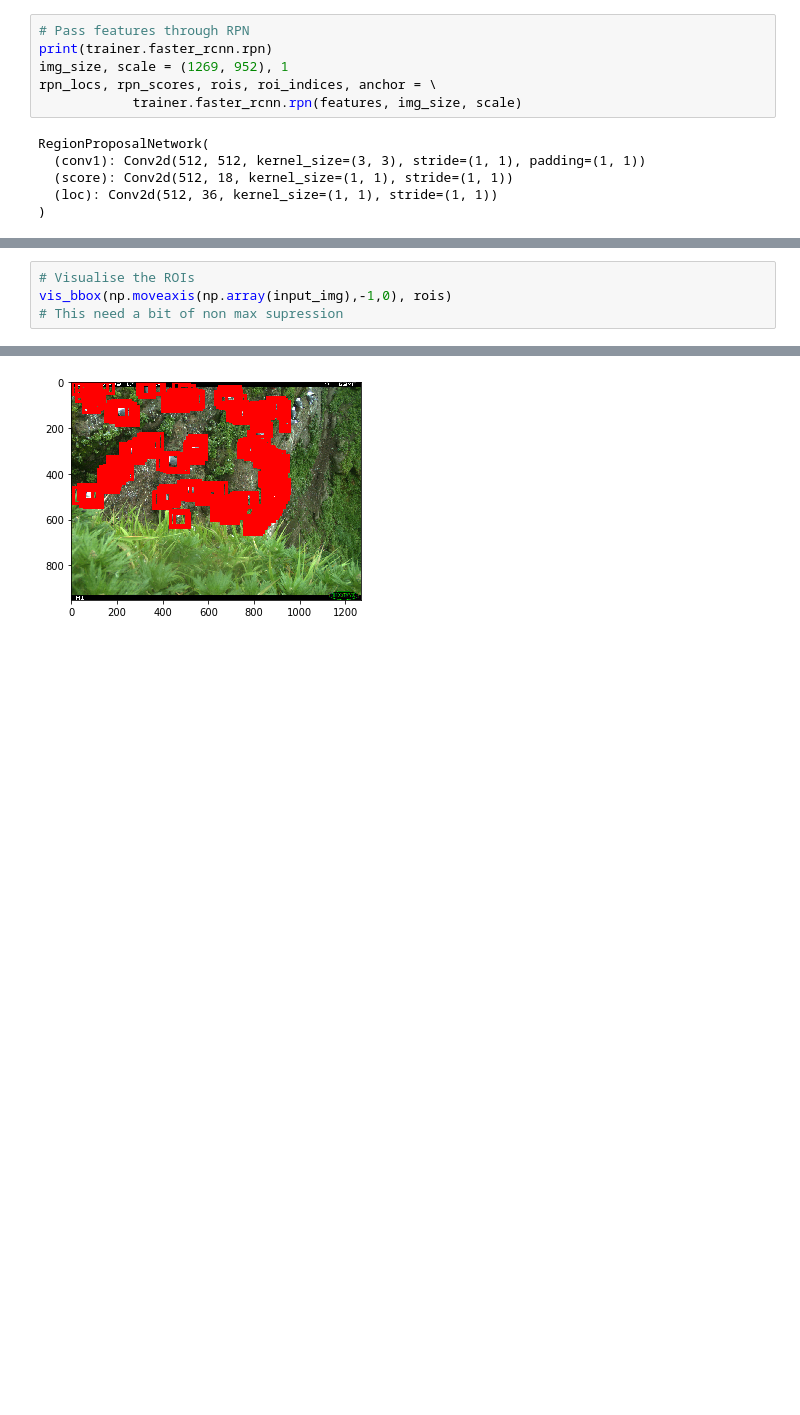
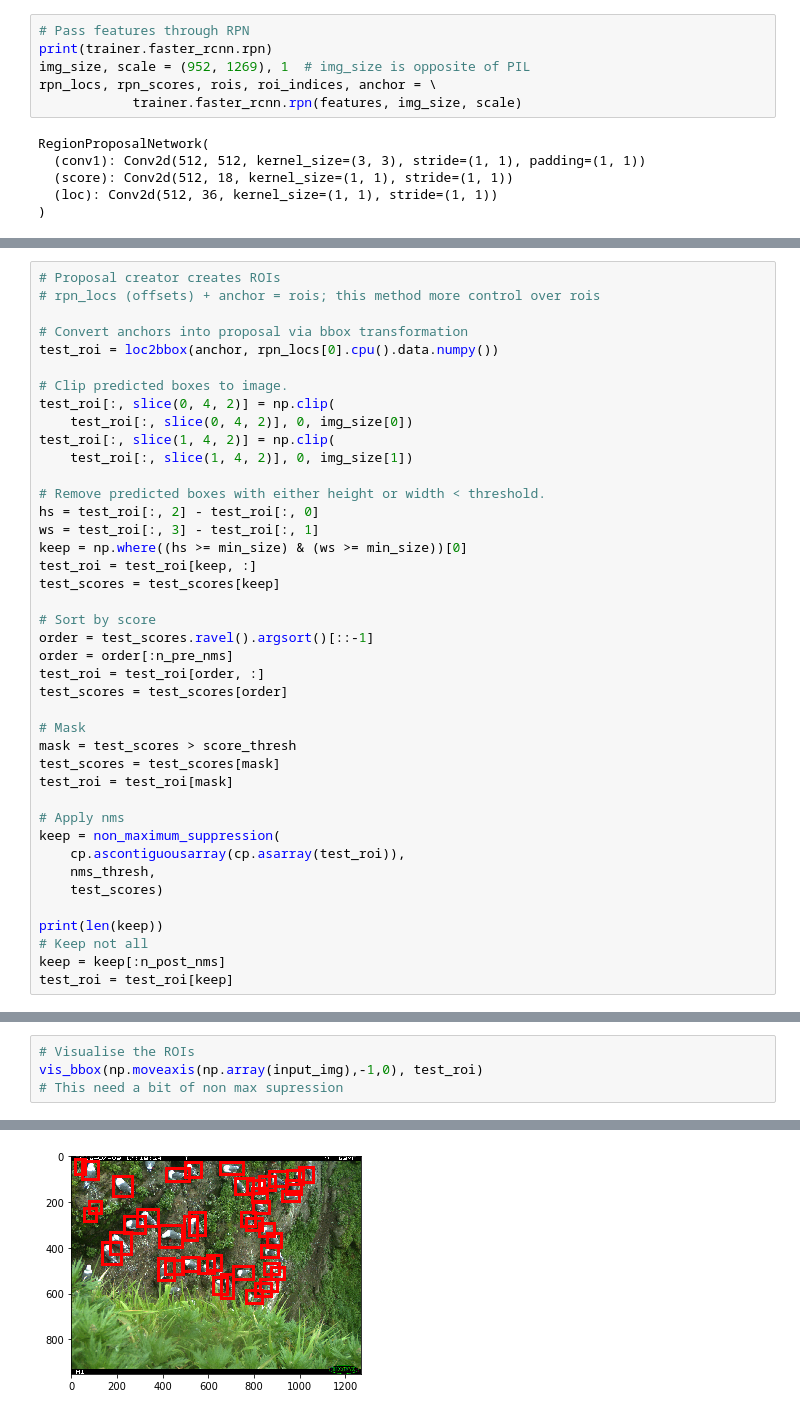
Before and after one commit to ilkarman/simple-faster-rcnn-pytorch, a Jupyter notebook: 0_FasterRCNN_VGG.ipynb, the cells around one changed output, grey strips where cells are left out. Saved outputs shown, nothing was run; the diff lists cells and outputs as text; blank space fills up the shorter version.

```diff
--- a/0_FasterRCNN_VGG.ipynb
+++ b/0_FasterRCNN_VGG.ipynb
@@ -330,7 +376,7 @@ torch.Size([1, 512, 59, 79])
 # %%
 # Pass features through RPN
 print(trainer.faster_rcnn.rpn)
-img_size, scale = (1269, 952), 1
+img_size, scale = (952, 1269), 1  # img_size is opposite of PIL
 rpn_locs, rpn_scores, rois, roi_indices, anchor = \
             trainer.faster_rcnn.rpn(features, img_size, scale)
 # %% [output]
@@ -373,0 +392,41 @@ array([[121.66776, 754.81744, 178.68802, 819.0948 ],
+# %%
+# Proposal creator creates ROIs
+# rpn_locs (offsets) + anchor = rois; this method more control over rois
+
+# Convert anchors into proposal via bbox transformation
+test_roi = loc2bbox(anchor, rpn_locs[0].cpu().data.numpy())
+
+# Clip predicted boxes to image.
+test_roi[:, slice(0, 4, 2)] = np.clip(
+    test_roi[:, slice(0, 4, 2)], 0, img_size[0])
+test_roi[:, slice(1, 4, 2)] = np.clip(
+    test_roi[:, slice(1, 4, 2)], 0, img_size[1])
+
+# Remove predicted boxes with either height or width < threshold.
+hs = test_roi[:, 2] - test_roi[:, 0]
+ws = test_roi[:, 3] - test_roi[:, 1]
+keep = np.where((hs >= min_size) & (ws >= min_size))[0]
+test_roi = test_roi[keep, :]
+test_scores = test_scores[keep]
+
+# Sort by score
+order = test_scores.ravel().argsort()[::-1]
+order = order[:n_pre_nms]
+test_roi = test_roi[order, :]
+test_scores = test_scores[order]
+
+# Mask
+mask = test_scores > score_thresh
+test_scores = test_scores[mask]
+test_roi = test_roi[mask]
+
+# Apply nms
+keep = non_maximum_suppression(
+    cp.ascontiguousarray(cp.asarray(test_roi)),
+    nms_thresh,
+    test_scores)
+
+print(len(keep))
+# Keep not all
+keep = keep[:n_post_nms]
+test_roi = test_roi[keep]
@@ -374,7 +435,7 @@ array([[121.66776, 754.81744, 178.68802, 819.0948 ],
 # %%
 # Visualise the ROIs
-vis_bbox(np.moveaxis(np.array(input_img),-1,0), rois)
+vis_bbox(np.moveaxis(np.array(input_img),-1,0), test_roi)
 # This need a bit of non max supression
 # %% [output]
 <matplotlib.axes._subplots.AxesSubplot at 0x...>
-[figure, old version]
+[figure, new version]
```
Also changed, not shown: parts of 28 cells of this notebook, 1 other file.
